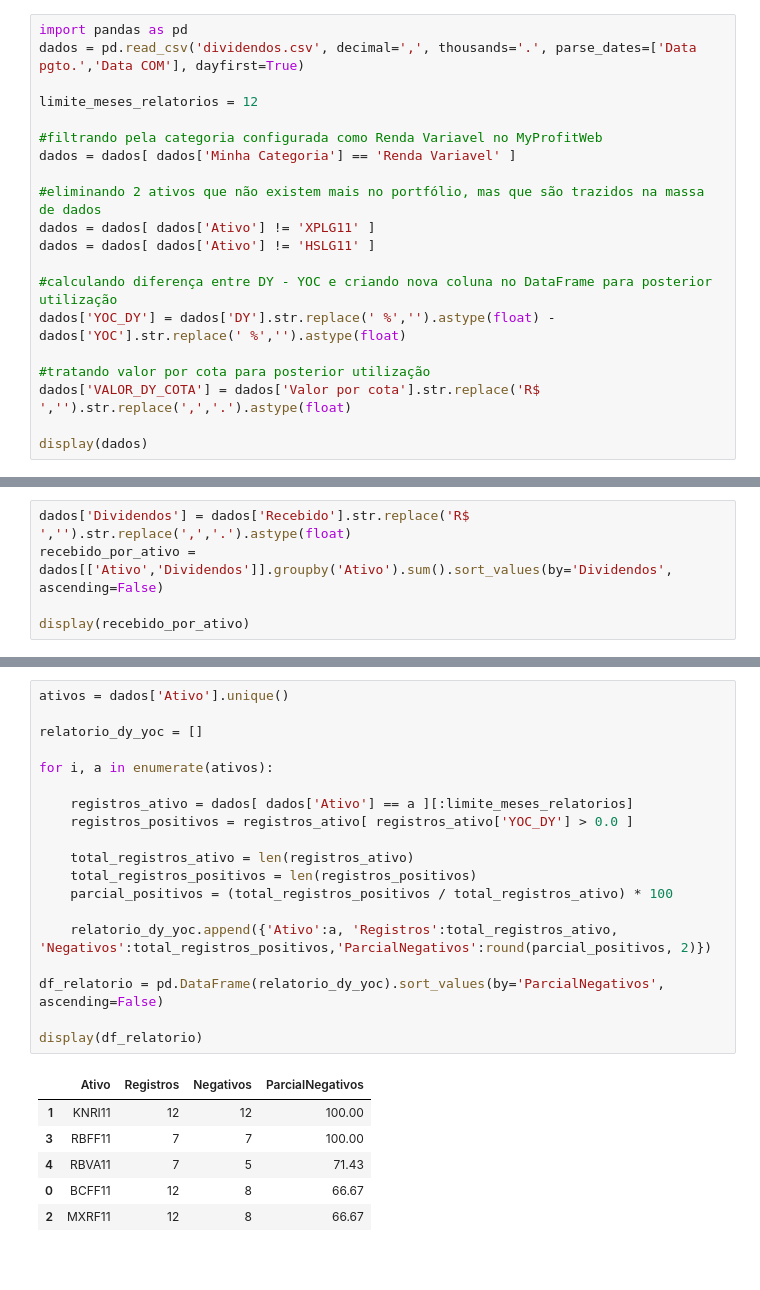
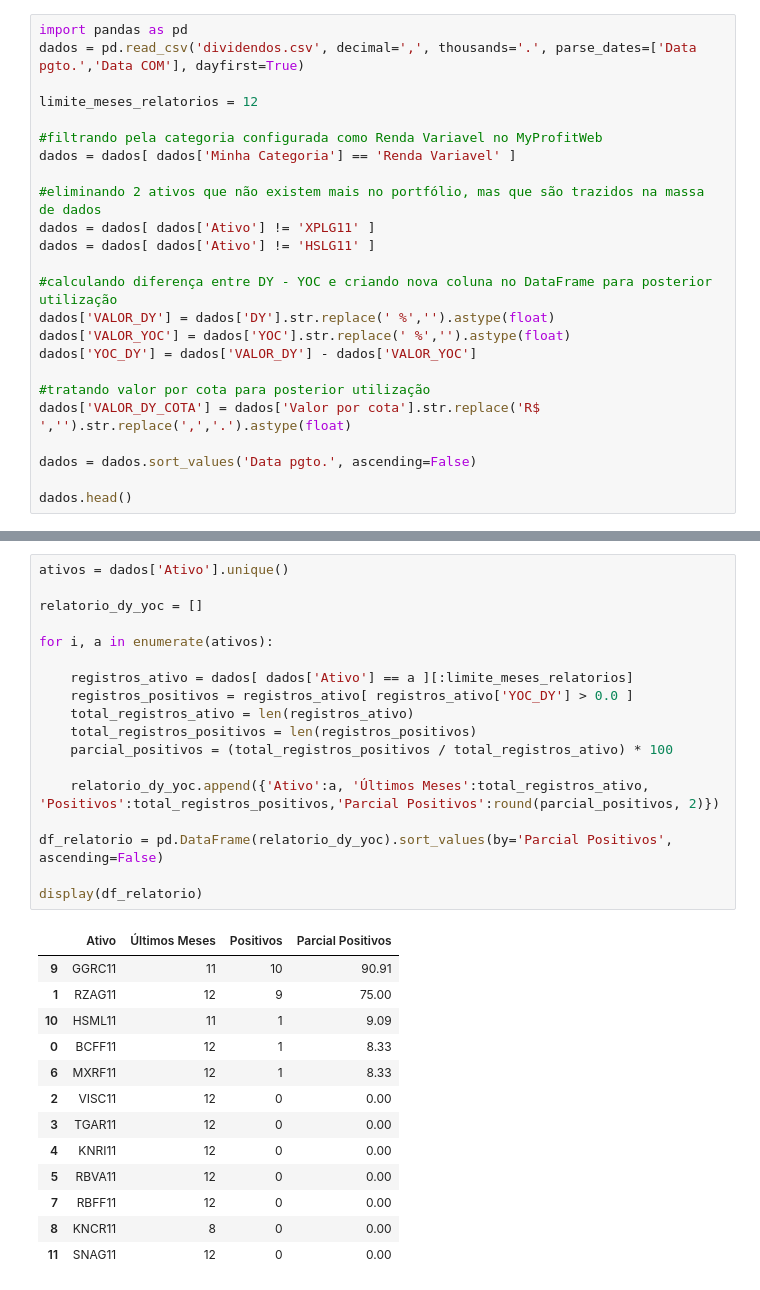
Before and after one commit to devBino/analise_dados_cases, a Jupyter notebook: analise_dividendos/dividendos_historicos_analise.ipynb, the cells around one changed output, grey strips where cells are left out. Drawn from its saved outputs; the diff is of its cells as text; blank space fills up the shorter version.

```diff
--- a/analise_dividendos/dividendos_historicos_analise.ipynb
+++ b/analise_dividendos/dividendos_historicos_analise.ipynb
@@ -25,10 +36,14 @@ dados = dados[ dados['Ativo'] != 'XPLG11' ]
 dados = dados[ dados['Ativo'] != 'HSLG11' ]
 
 #calculando diferença entre DY - YOC e criando nova coluna no DataFrame para posterior utilização
-dados['YOC_DY'] = dados['DY'].str.replace(' %','').astype(float) - dados['YOC'].str.replace(' %','').astype(float)
+dados['VALOR_DY'] = dados['DY'].str.replace(' %','').astype(float)
+dados['VALOR_YOC'] = dados['YOC'].str.replace(' %','').astype(float)
+dados['YOC_DY'] = dados['VALOR_DY'] - dados['VALOR_YOC']
 
 #tratando valor por cota para posterior utilização
 dados['VALOR_DY_COTA'] = dados['Valor por cota'].str.replace('R$ ','').str.replace(',','.').astype(float)
 
-display(dados)
+dados = dados.sort_values('Data pgto.', ascending=False)
+
+dados.head()
 # %% [output]
@@ -53,5 +55,0 @@ Importante considerar que nem todos os ativos irão possuir a mesma quantidade d
-# %%
-dados['Dividendos'] = dados['Recebido'].str.replace('R$ ','').str.replace(',','.').astype(float)
-recebido_por_ativo = dados[['Ativo','Dividendos']].groupby('Ativo').sum().sort_values(by='Dividendos', ascending=False)
-
-display(recebido_por_ativo)
@@ -90,26 +74,32 @@ se manteve relativamente estável e o dividendo cresceu.
 # %%
 ativos = dados['Ativo'].unique()
 
 relatorio_dy_yoc = []
 
 for i, a in enumerate(ativos):
 
     registros_ativo = dados[ dados['Ativo'] == a ][:limite_meses_relatorios]
     registros_positivos = registros_ativo[ registros_ativo['YOC_DY'] > 0.0 ]
-
     total_registros_ativo = len(registros_ativo)
     total_registros_positivos = len(registros_positivos)
     parcial_positivos = (total_registros_positivos / total_registros_ativo) * 100
 
-    relatorio_dy_yoc.append({'Ativo':a, 'Registros':total_registros_ativo, 'Negativos':total_registros_positivos,'ParcialNegativos':round(parcial_positivos, 2)})
+    relatorio_dy_yoc.append({'Ativo':a, 'Últimos Meses':total_registros_ativo, 'Positivos':total_registros_positivos,'Parcial Positivos':round(parcial_positivos, 2)})
 
-df_relatorio = pd.DataFrame(relatorio_dy_yoc).sort_values(by='ParcialNegativos', ascending=False)
+df_relatorio = pd.DataFrame(relatorio_dy_yoc).sort_values(by='Parcial Positivos', ascending=False)
 
 display(df_relatorio)
 # %% [output]
-|  | Ativo | Registros | Negativos | ParcialNegativos |
-| 1 | KNRI11 | 12 | 12 | 100.00 |
-| 3 | RBFF11 | 7 | 7 | 100.00 |
-| 4 | RBVA11 | 7 | 5 | 71.43 |
-| 0 | BCFF11 | 12 | 8 | 66.67 |
-| 2 | MXRF11 | 12 | 8 | 66.67 |
+|  | Ativo | Últimos Meses | Positivos | Parcial Positivos |
+| 9 | GGRC11 | 11 | 10 | 90.91 |
+| 1 | RZAG11 | 12 | 9 | 75.00 |
+| 10 | HSML11 | 11 | 1 | 9.09 |
+| 0 | BCFF11 | 12 | 1 | 8.33 |
+| 6 | MXRF11 | 12 | 1 | 8.33 |
+| 2 | VISC11 | 12 | 0 | 0.00 |
+| 3 | TGAR11 | 12 | 0 | 0.00 |
+| 4 | KNRI11 | 12 | 0 | 0.00 |
+| 5 | RBVA11 | 12 | 0 | 0.00 |
+| 7 | RBFF11 | 12 | 0 | 0.00 |
+| 8 | KNCR11 | 8 | 0 | 0.00 |
+| 11 | SNAG11 | 12 | 0 | 0.00 |
```
Also changed, not shown: parts of 25 cells of this notebook.
